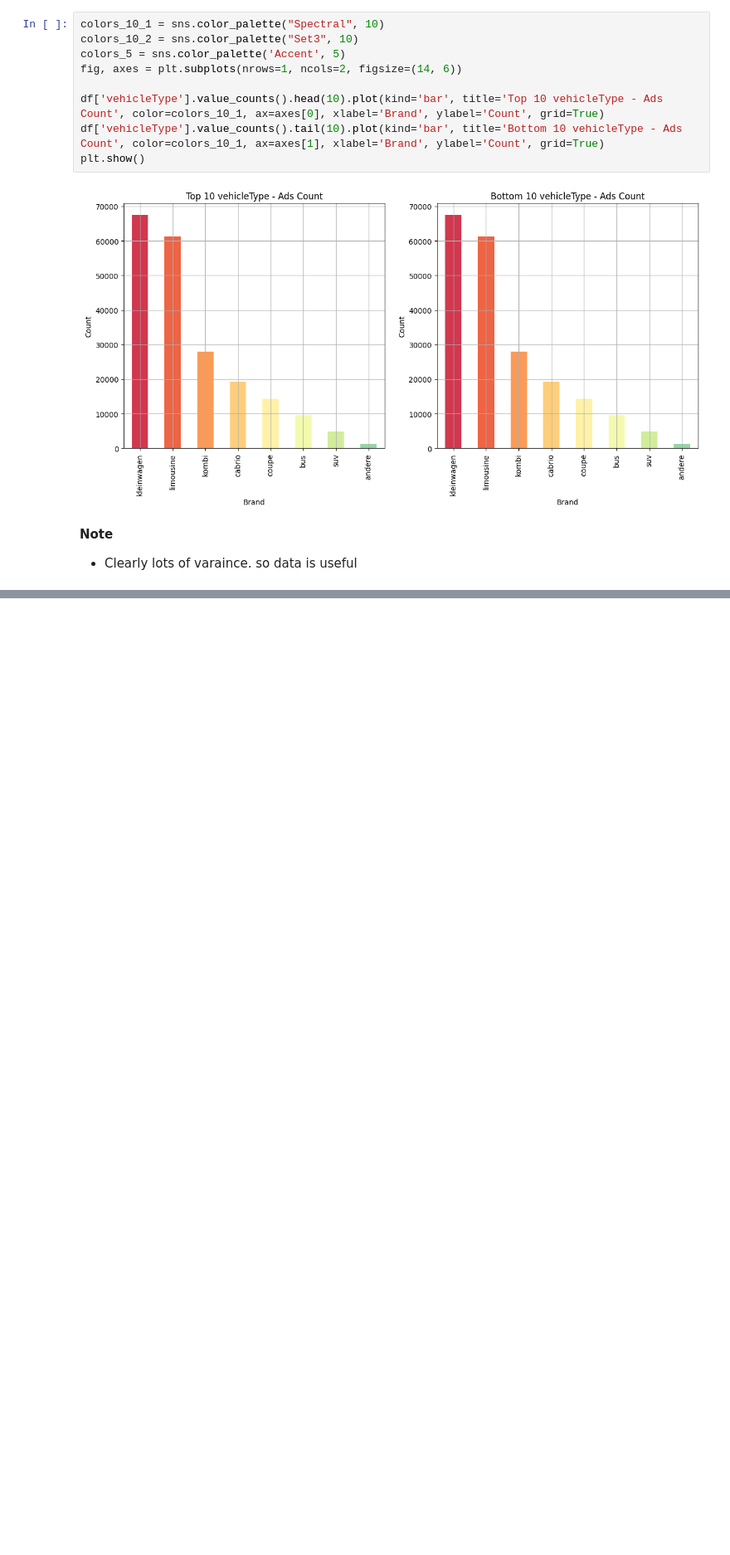
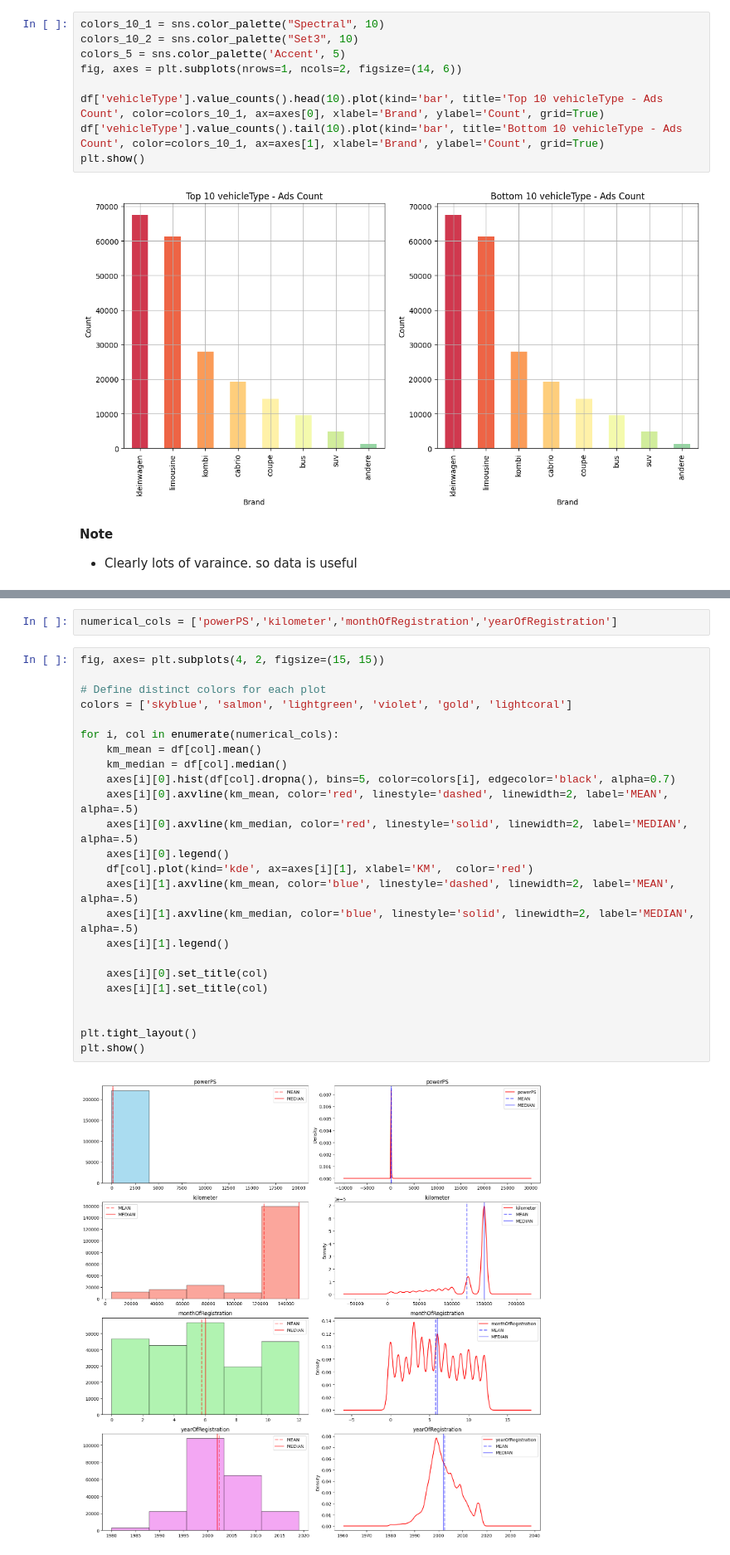
Before and after one commit to Prasadkurapati/CarDataAnalysis, a Jupyter notebook: script.ipynb, the cells around one changed output, grey strips where cells are left out. Shown at 83% size. Drawn from its saved outputs; the diff is of its cells as text; blank space fills up the shorter version.

```diff
--- a/script.ipynb
+++ b/script.ipynb
@@ -251,0 +279,28 @@ plt.show()
+# %%
+numerical_cols = ['powerPS','kilometer','monthOfRegistration','yearOfRegistration']
+# %%
+fig, axes= plt.subplots(4, 2, figsize=(15, 15))
+
+# Define distinct colors for each plot
+colors = ['skyblue', 'salmon', 'lightgreen', 'violet', 'gold', 'lightcoral']
+
+for i, col in enumerate(numerical_cols):
+    km_mean = df[col].mean()
+    km_median = df[col].median()
+    axes[i][0].hist(df[col].dropna(), bins=5, color=colors[i], edgecolor='black', alpha=0.7)
+    axes[i][0].axvline(km_mean, color='red', linestyle='dashed', linewidth=2, label='MEAN', alpha=.5)
+    axes[i][0].axvline(km_median, color='red', linestyle='solid', linewidth=2, label='MEDIAN', alpha=.5)
+    axes[i][0].legend()
+    df[col].plot(kind='kde', ax=axes[i][1], xlabel='KM',  color='red')
+    axes[i][1].axvline(km_mean, color='blue', linestyle='dashed', linewidth=2, label='MEAN', alpha=.5)
+    axes[i][1].axvline(km_median, color='blue', linestyle='solid', linewidth=2, label='MEDIAN', alpha=.5)
+    axes[i][1].legend()
+
+    axes[i][0].set_title(col)
+    axes[i][1].set_title(col)
+
+
+plt.tight_layout()
+plt.show()
+# %% [output]
+[figure, added]
```
Also changed, not shown: parts of 38 cells of this notebook, 1 other file.
